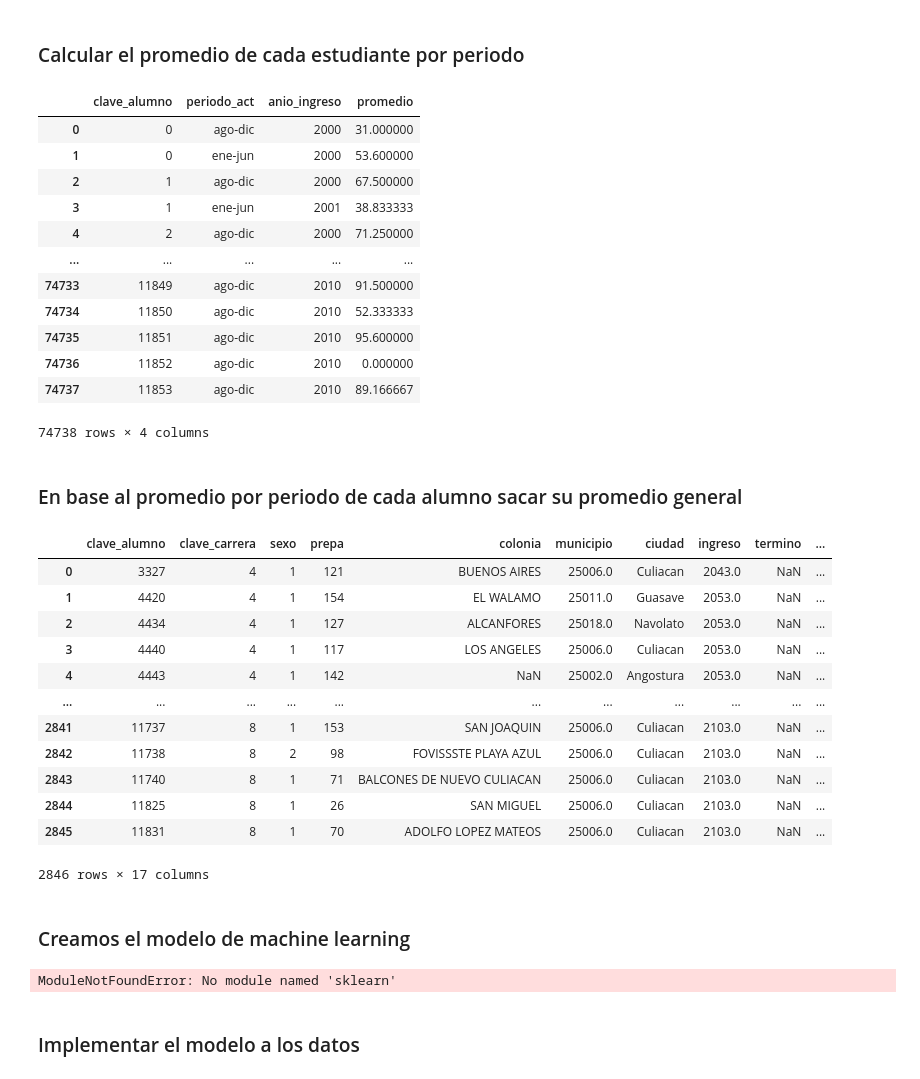
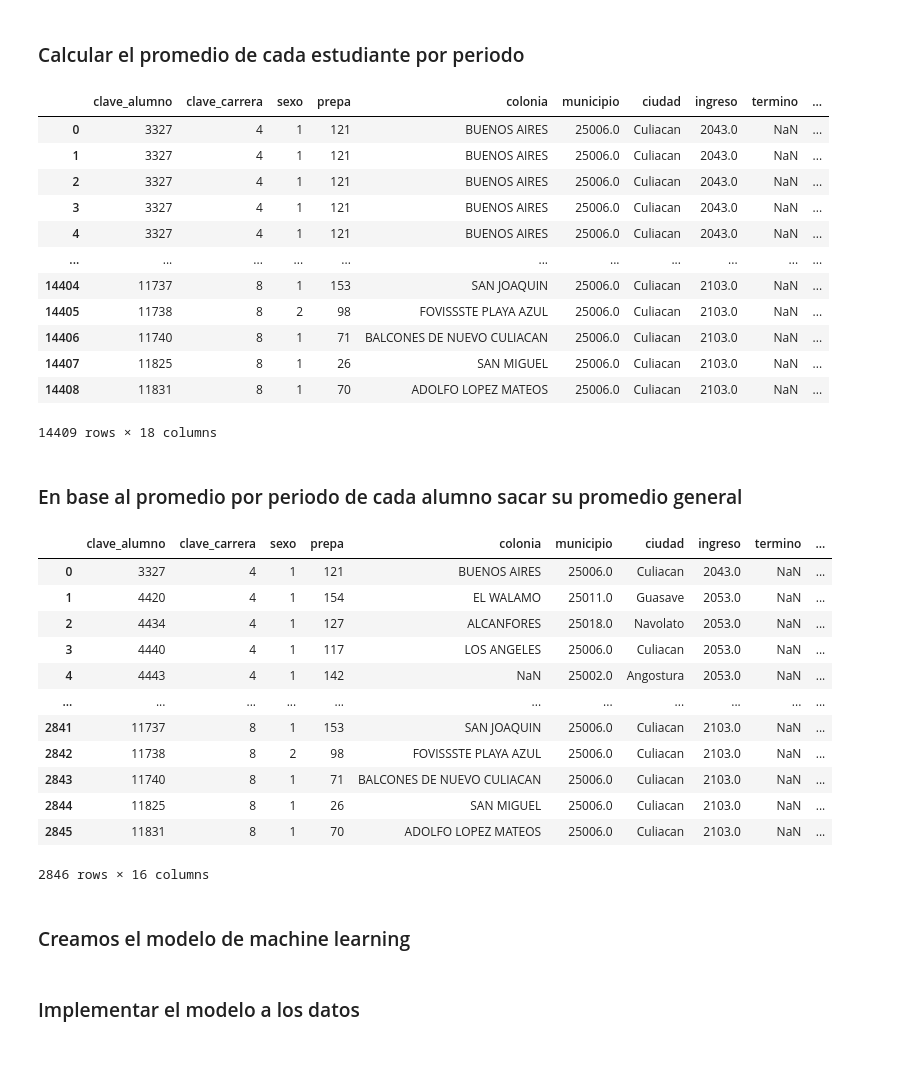
Before and after one commit to KingSplatt/Data-Analysis, a Jupyter notebook: data-analysis.ipynb, the cells around one changed output. Saved outputs shown, nothing was run; the diff lists cells and outputs as text; code cells hidden in the pictures.

Commit message:
avance jaky y miguel

```diff
--- a/data-analysis.ipynb
+++ b/data-analysis.ipynb
@@ -316,9 +316,6 @@ nuevo['anio_ingreso'] = '20' + nuevo['anio_ingreso']
 
 nuevo['anio_ingreso'] = nuevo['anio_ingreso'].astype(int)
 
-#crear una columna para riesgo_bajo_rendimiento ala hora de crear el modelo de machine learning
-nuevo['riesgo_bajo_rendimiento'] = 0
-
 #nuevo.to_csv('nuevo.csv',index=False)
 # %% [markdown]
 ## Preparar el dataset de calificaciones
@@ -328,10 +325,10 @@ periodos = {1: "ene-jun", 2: "verano", 3: "ago-dic"}
 calificaciones['ultimo_digito'] = calificaciones['periodo'] %10
 calificaciones['periodo_act'] = calificaciones['ultimo_digito'].map(periodos)
 
-calificaciones['anio_ingreso'] = calificaciones['periodo'].astype(str).str[1:3]
-calificaciones['anio_ingreso'] = '20' + calificaciones['anio_ingreso']
+calificaciones['anio_ingreso_periodo'] = calificaciones['periodo'].astype(str).str[1:3]
+calificaciones['anio_ingreso_periodo'] = '20' + calificaciones['anio_ingreso_periodo']
 
-calificaciones['anio_ingreso'] = calificaciones['anio_ingreso'].astype(int)
+calificaciones['anio_ingreso_periodo'] = calificaciones['anio_ingreso_periodo'].astype(int)
 
 calificaciones
 # %% [output]
@@ -352,23 +349,26 @@ calificaciones
 ### Calcular el promedio de cada estudiante por periodo
 # %%
 
-promedio = calificaciones.groupby(['clave_alumno','periodo_act','anio_ingreso'])['calificacion'].mean().reset_index()
+promedio = calificaciones.groupby(['clave_alumno','periodo_act','anio_ingreso_periodo'])['calificacion'].mean().reset_index()
 promedio = promedio.rename(columns={'calificacion':'promedio'})
-promedio
+
+dataperiodos = pd.merge(nuevo,promedio,how='inner',on=['clave_alumno'])
+#dataperiodos.to_csv('dataperiodos.csv',index=False)
+dataperiodos
 # %% [output]
-|  | clave_alumno | periodo_act | anio_ingreso | promedio |
-| 0 | 0 | ago-dic | 2000 | 31.000000 |
-| 1 | 0 | ene-jun | 2000 | 53.600000 |
-| 2 | 1 | ago-dic | 2000 | 67.500000 |
-| 3 | 1 | ene-jun | 2001 | 38.833333 |
-| 4 | 2 | ago-dic | 2000 | 71.250000 |
-| ... | ... | ... | ... | ... |
-| 74733 | 11849 | ago-dic | 2010 | 91.500000 |
-| 74734 | 11850 | ago-dic | 2010 | 52.333333 |
-| 74735 | 11851 | ago-dic | 2010 | 95.600000 |
-| 74736 | 11852 | ago-dic | 2010 | 0.000000 |
-| 74737 | 11853 | ago-dic | 2010 | 89.166667 |
+|  | clave_alumno | clave_carrera | sexo | prepa | colonia | municipio | ciudad | ingreso | termino | ... |
+| 0 | 3327 | 4 | 1 | 121 | BUENOS AIRES | 25006.0 | Culiacan | 2043.0 | NaN | ... |
+| 1 | 3327 | 4 | 1 | 121 | BUENOS AIRES | 25006.0 | Culiacan | 2043.0 | NaN | ... |
+| 2 | 3327 | 4 | 1 | 121 | BUENOS AIRES | 25006.0 | Culiacan | 2043.0 | NaN | ... |
+| 3 | 3327 | 4 | 1 | 121 | BUENOS AIRES | 25006.0 | Culiacan | 2043.0 | NaN | ... |
+| 4 | 3327 | 4 | 1 | 121 | BUENOS AIRES | 25006.0 | Culiacan | 2043.0 | NaN | ... |
+| ... | ... | ... | ... | ... | ... | ... | ... | ... | ... | ... |
+| 14404 | 11737 | 8 | 1 | 153 | SAN JOAQUIN | 25006.0 | Culiacan | 2103.0 | NaN | ... |
+| 14405 | 11738 | 8 | 2 | 98 | FOVISSSTE PLAYA AZUL | 25006.0 | Culiacan | 2103.0 | NaN | ... |
+| 14406 | 11740 | 8 | 1 | 71 | BALCONES DE NUEVO CULIACAN | 25006.0 | Culiacan | 2103.0 | NaN | ... |
+| 14407 | 11825 | 8 | 1 | 26 | SAN MIGUEL | 25006.0 | Culiacan | 2103.0 | NaN | ... |
+| 14408 | 11831 | 8 | 1 | 70 | ADOLFO LOPEZ MATEOS | 25006.0 | Culiacan | 2103.0 | NaN | ... |
-74738 rows × 4 columns
+14409 rows × 18 columns
 # %% [markdown]
 ### En base al promedio por periodo de cada alumno sacar su promedio general
 # %%
@@ -393,41 +393,39 @@ nuevo
 | 2843 | 11740 | 8 | 1 | 71 | BALCONES DE NUEVO CULIACAN | 25006.0 | Culiacan | 2103.0 | NaN | ... |
 | 2844 | 11825 | 8 | 1 | 26 | SAN MIGUEL | 25006.0 | Culiacan | 2103.0 | NaN | ... |
 | 2845 | 11831 | 8 | 1 | 70 | ADOLFO LOPEZ MATEOS | 25006.0 | Culiacan | 2103.0 | NaN | ... |
-2846 rows × 17 columns
+2846 rows × 16 columns
 # %% [markdown]
 ### Creamos el modelo de machine learning
 # %%
 from sklearn.ensemble import RandomForestClassifier
+from sklearn.ensemble import RandomForestRegressor
 from sklearn.model_selection import train_test_split
 from sklearn.metrics import classification_report, confusion_matrix
 from sklearn.metrics import mean_absolute_error
 
+# Convertir promedio_general en clases (0: Sin riesgo, 1: En riesgo)
+#umbral = 70  # Define un umbral para considerar en riesgo
+#nuevo['riesgo_bajo_rendimiento'] = nuevo['promedio_general'].apply(lambda x: 1 if x < umbral else 0)
+
 #Division de los datos
-caracteristicas_nuevo = ['sexo','prepa','colonia','municipio','ciudad','nombre','periodo','anio_ingreso']
-X = nuevo[caracteristicas_nuevo]
-y = nuevo['riesgo_bajo_rendimiento']
+caracteristicas_nuevo = ['sexo','prepa','colonia','municipio','ciudad','nombre','periodo']
+X = dataperiodos[caracteristicas_nuevo]
+y = dataperiodos['promedio']
+# Redefinir la variable objetivo
+#y = nuevo['riesgo_bajo_rendimiento']
 
 #Codificar las variables categoricas
-X_encoded = pd.get_dummies(X, columns=['sexo','prepa','colonia','municipio','ciudad','nombre','periodo','anio_ingreso'])
+X_encoded = pd.get_dummies(X, columns=['sexo','prepa','colonia','municipio','ciudad','nombre','periodo'])
 
 #Dvidir los datos en entrenamiento y prueba
 X_train, X_test, y_train, y_test = train_test_split(X_encoded, y, test_size=0.2, random_state=42)
 
 #Entrenamiento del modelo
-model = RandomForestClassifier(n_estimators=100, random_state=42)
+model = RandomForestRegressor(n_estimators=100, random_state=42)
 model.fit(X_train, y_train)
 
 #Prediccion
 y_pred = model.predict(X_test)
-
-#confusion matrix
-print(confusion_matrix(y_test, y_pred.round()))
-#evaluacion del modelo
-print(classification_report(y_test, y_pred.round()))
-
-print(mean_absolute_error(y_test, y_pred.round()))
-# %% [output]
-ModuleNotFoundError: No module named 'sklearn'
 # %% [markdown]
 ### Implementar el modelo a los datos
 # %%
```
Also changed, not shown: parts of 1 cell of this notebook, 2 other files.
